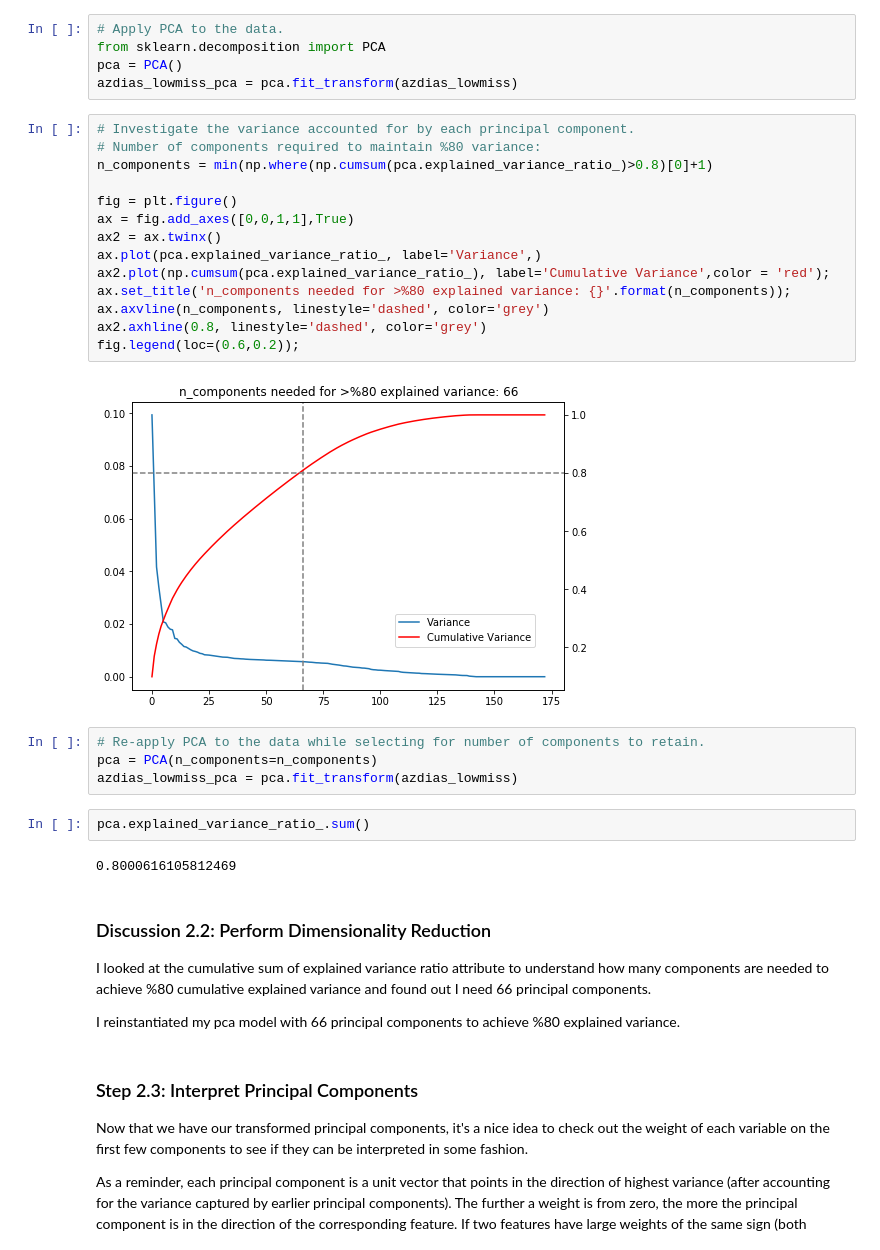
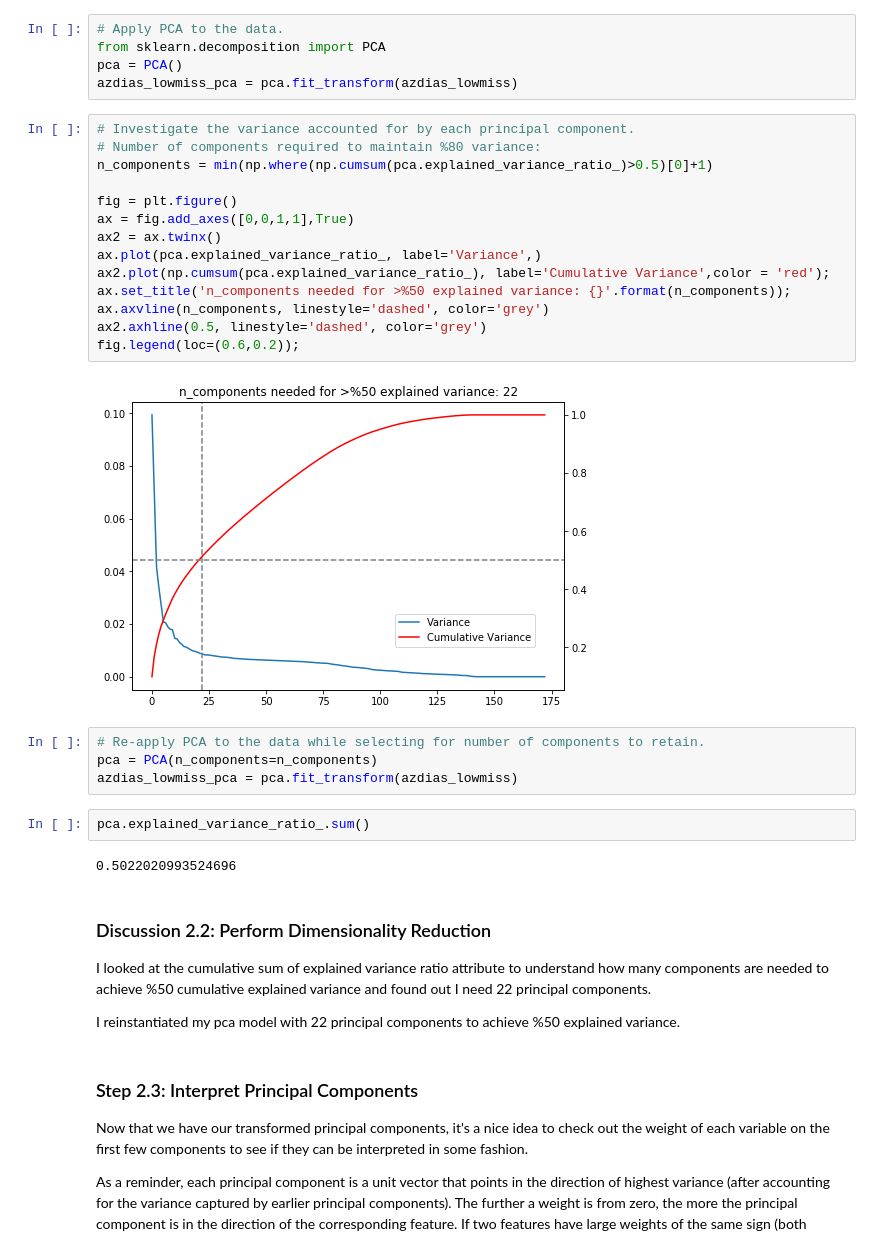
Before and after one commit to denizn/Identify-Customer-Segments, a Jupyter notebook: Identify_Customer_Segments.ipynb, the cells around one changed output. Saved outputs shown, nothing was run; the diff lists cells and outputs as text.

```diff
--- a/Identify_Customer_Segments.ipynb
+++ b/Identify_Customer_Segments.ipynb
@@ -530,19 +530,19 @@ azdias_lowmiss_pca = pca.fit_transform(azdias_lowmiss)
 # %%
 # Investigate the variance accounted for by each principal component.
 # Number of components required to maintain %80 variance:
-n_components = min(np.where(np.cumsum(pca.explained_variance_ratio_)>0.8)[0]+1)
+n_components = min(np.where(np.cumsum(pca.explained_variance_ratio_)>0.5)[0]+1)
 
 fig = plt.figure()
 ax = fig.add_axes([0,0,1,1],True)
 ax2 = ax.twinx()
 ax.plot(pca.explained_variance_ratio_, label='Variance',)
 ax2.plot(np.cumsum(pca.explained_variance_ratio_), label='Cumulative Variance',color = 'red');
-ax.set_title('n_components needed for >%80 explained variance: {}'.format(n_components));
+ax.set_title('n_components needed for >%50 explained variance: {}'.format(n_components));
 ax.axvline(n_components, linestyle='dashed', color='grey')
-ax2.axhline(0.8, linestyle='dashed', color='grey')
+ax2.axhline(0.5, linestyle='dashed', color='grey')
 fig.legend(loc=(0.6,0.2));
 # %% [output]
-[figure, old version]
+[figure, new version]
 # %%
 # Re-apply PCA to the data while selecting for number of components to retain.
 pca = PCA(n_components=n_components)
@@ -550,13 +550,13 @@ azdias_lowmiss_pca = pca.fit_transform(azdias_lowmiss)
 # %%
 pca.explained_variance_ratio_.sum()
 # %% [output]
-0.8000616105812469
+0.5022020993524696
 # %% [markdown]
 ### Discussion 2.2: Perform Dimensionality Reduction
 
-I looked at the cumulative sum of explained variance ratio attribute to understand how many components are needed to achieve %80 cumulative explained variance and found out I need 66 principal components.
+I looked at the cumulative sum of explained variance ratio attribute to understand how many components are needed to achieve %50 cumulative explained variance and found out I need 22 principal components.
 
-I reinstantiated my pca model with 66 principal components to achieve %80 explained variance.
+I reinstantiated my pca model with 22 principal components to achieve %50 explained variance.
 # %% [markdown]
 ### Step 2.3: Interpret Principal Components
 
```
Also changed, not shown: parts of 7 cells of this notebook, 1 other file.
